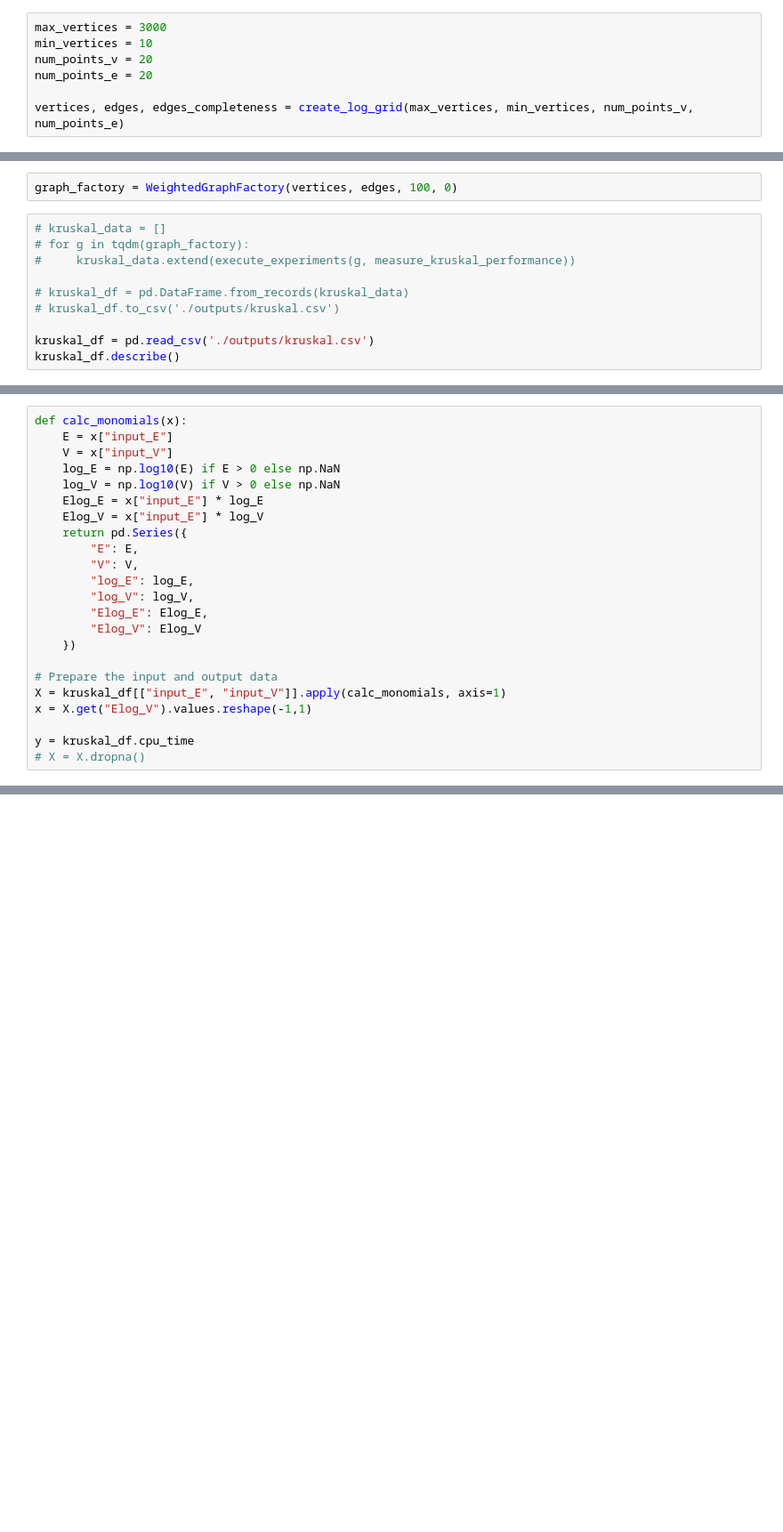
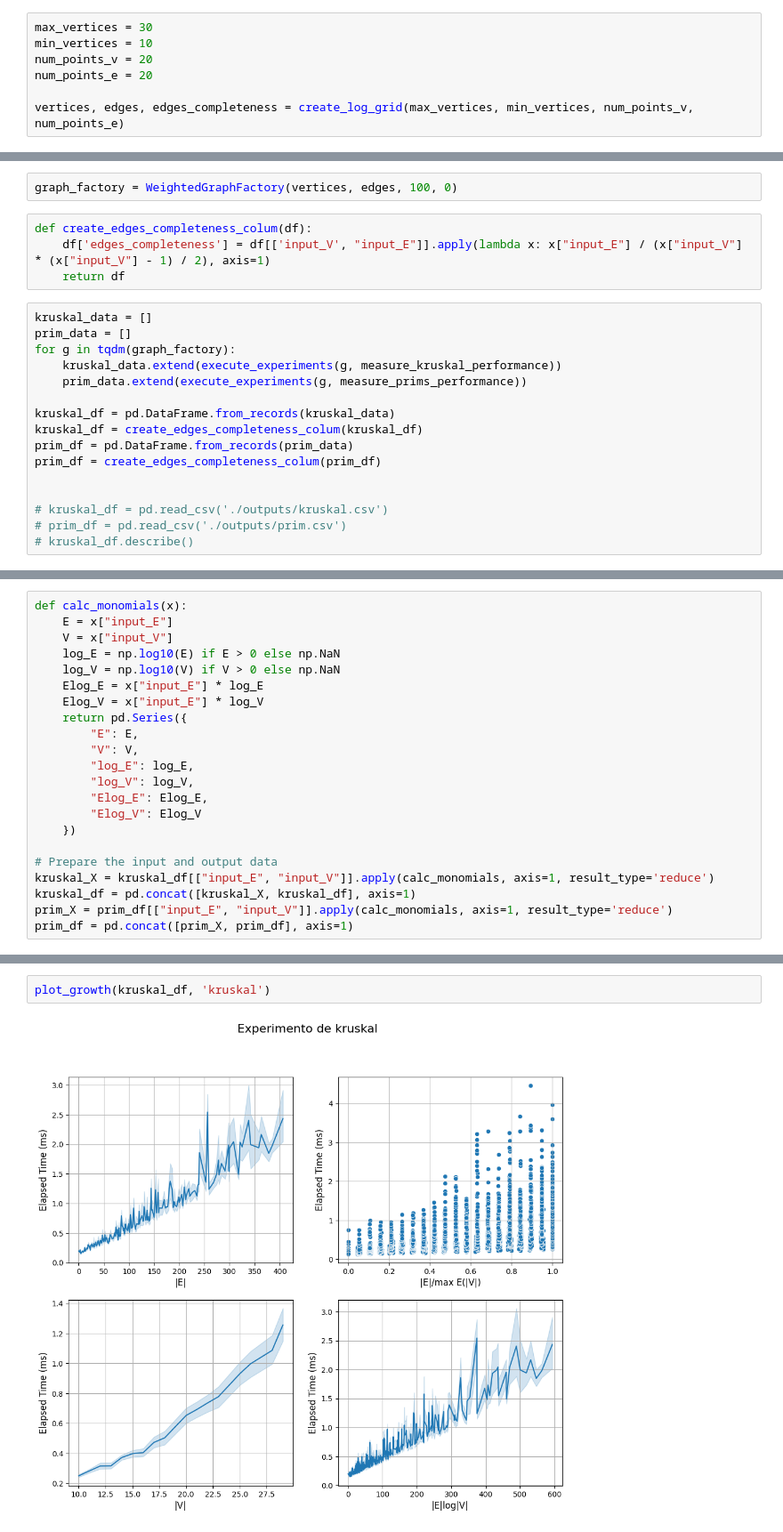
Before and after one commit to mtsz-thiago/GA026-Algorithms-I, a Jupyter notebook: experimentos.ipynb, the cells around one changed output, grey strips where cells are left out. Shown at 89% size. Drawn from its saved outputs; the diff is of its cells as text; blank space fills up the shorter version.

Commit message:
prims data

```diff
--- a/experimentos.ipynb
+++ b/experimentos.ipynb
@@ -25,7 +25,7 @@ def create_log_grid(max_vertices, min_vertices, num_points_V, num_points_E):
 
     return v_mesh, e_mesh, edges_completeness
 # %%
-max_vertices = 3000
+max_vertices = 30
 min_vertices = 10
 num_points_v = 20
 num_points_e = 20
@@ -48,13 +48,23 @@ def execute_experiments(graph: TGraph, measure_func: callable, num_experimets=10
     return results
 # %%
 graph_factory = WeightedGraphFactory(vertices, edges, 100, 0)
+# %%
+def create_edges_completeness_colum(df):
+    df['edges_completeness'] = df[['input_V', "input_E"]].apply(lambda x: x["input_E"] / (x["input_V"] * (x["input_V"] - 1) / 2), axis=1)
+    return df
 # %%
-# kruskal_data = []
-# for g in tqdm(graph_factory):
-#     kruskal_data.extend(execute_experiments(g, measure_kruskal_performance))
+kruskal_data = []
+prim_data = []
+for g in tqdm(graph_factory):
+    kruskal_data.extend(execute_experiments(g, measure_kruskal_performance))
+    prim_data.extend(execute_experiments(g, measure_prims_performance))
 
-# kruskal_df = pd.DataFrame.from_records(kruskal_data)
-# kruskal_df.to_csv('./outputs/kruskal.csv')
+kruskal_df = pd.DataFrame.from_records(kruskal_data)
+kruskal_df = create_edges_completeness_colum(kruskal_df)
+prim_df = pd.DataFrame.from_records(prim_data)
+prim_df = create_edges_completeness_colum(prim_df)
 
-kruskal_df = pd.read_csv('./outputs/kruskal.csv')
-kruskal_df.describe()
+
+# kruskal_df = pd.read_csv('./outputs/kruskal.csv')
+# prim_df = pd.read_csv('./outputs/prim.csv')
+# kruskal_df.describe()
@@ -86,9 +89,8 @@ def calc_monomials(x):
     })
 
 # Prepare the input and output data
-X = kruskal_df[["input_E", "input_V"]].apply(calc_monomials, axis=1)
-x = X.get("Elog_V").values.reshape(-1,1)
-
-y = kruskal_df.cpu_time
-# X = X.dropna()
+kruskal_X = kruskal_df[["input_E", "input_V"]].apply(calc_monomials, axis=1, result_type='reduce')
+kruskal_df = pd.concat([kruskal_X, kruskal_df], axis=1)
+prim_X = prim_df[["input_E", "input_V"]].apply(calc_monomials, axis=1, result_type='reduce')
+prim_df = pd.concat([prim_X, prim_df], axis=1)
 # %%
@@ -128,0 +131,4 @@ array([  120364.92942188,   120364.92942188,   120364.92942188, ...,
+# %%
+plot_growth(kruskal_df, 'kruskal')
+# %% [output]
+[figure, added]
```
Also changed, not shown: parts of 11 cells of this notebook, 2 other files.
